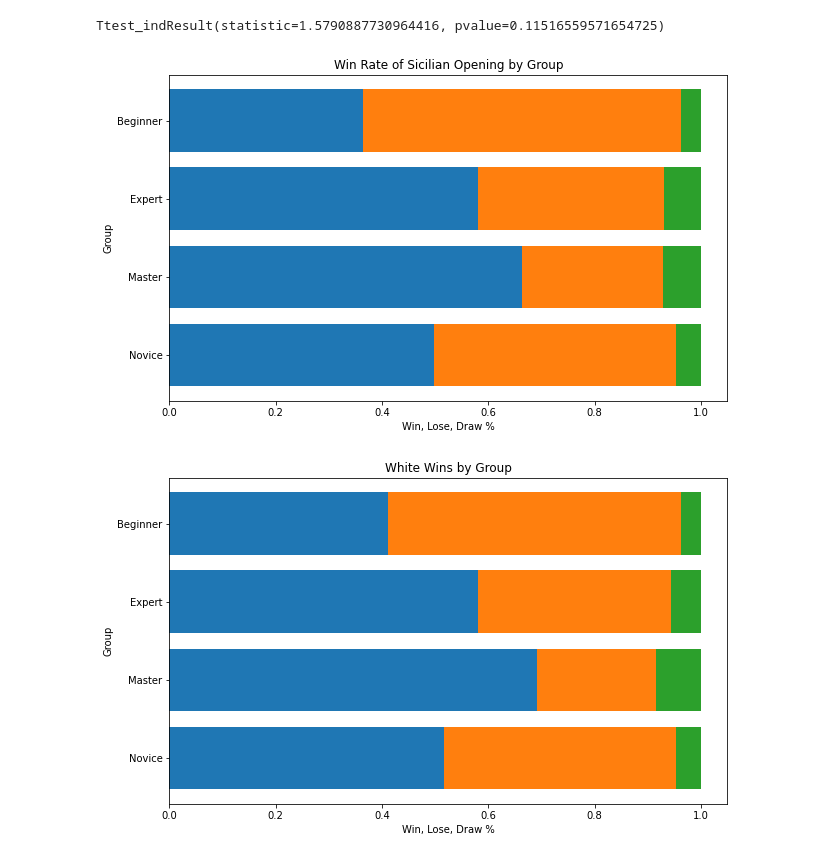
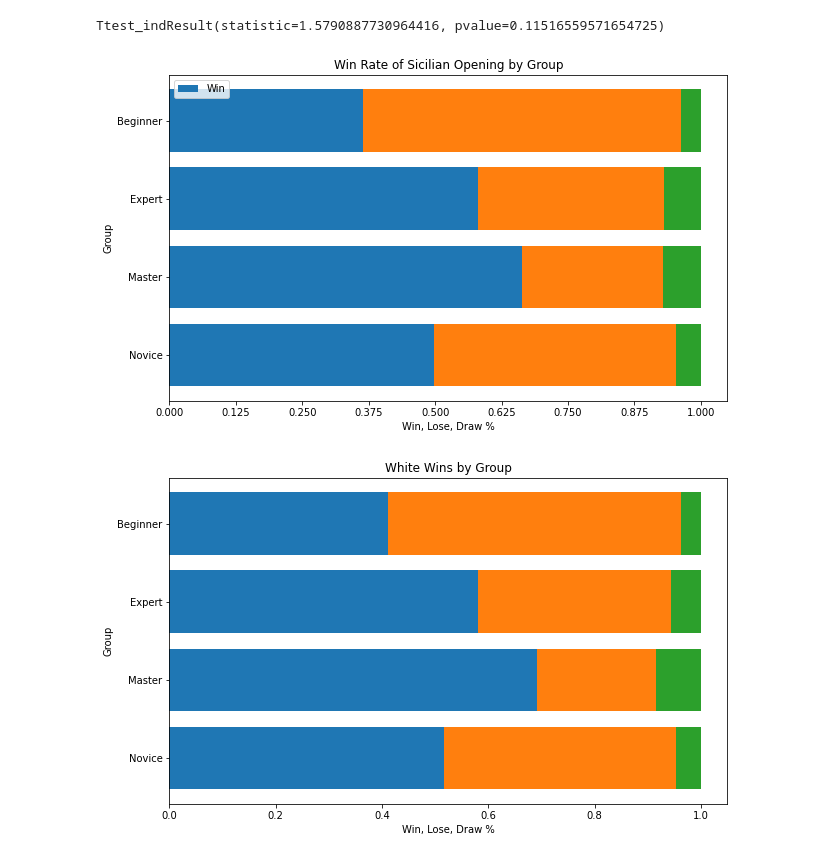
Before and after one commit to rmesrobi/Chess-Openings-EDA, a Jupyter notebook: chess_EDA_Final.ipynb, the cells around one changed output. Cells and saved outputs as stored; diff of their text form; code cells hidden in the pictures.

```diff
--- a/chess_EDA_Final.ipynb
+++ b/chess_EDA_Final.ipynb
@@ -8,6 +8,9 @@ import seaborn as sns
 from datetime import date
 import time
 from math import ceil
+from matplotlib import rcParams
+rcParams.update({'figure.autolayout': True})
+plt.style.use('fivethirtyeight')
 # %%
 #read the csv into a pandas dataframe
 df = pd.read_csv('/Users/raffi/Desktop/galvanize/capstone_1/data/games.csv', delimiter = ',')
@@ -113,0 +113,3 @@ v_status = datedf.groupby(by = datedf.index.year).agg({'victory_status' : 'count
+# %%
+colors = plt.rcParams['axes.prop_cycle'].by_key()['color']
+colors
@@ -312,21 +321,21 @@ Ttest_indResult(statistic=1.5790887730964416, pvalue=0.11516559571654725)
 # %%
 #percent sicilian win by ranking
 fig, ax = plt.subplots(1,1, figsize = (10,6))
 x_pos = [i for i in s.index]
 w = np.array(s['win_%'])
 l = np.array(s['lose_%'])
 d = np.array(s['draw_%'])
 ax.set_title('Win Rate of Sicilian Opening by Group')
 ax.set_ylabel('Group')
 ax.set_xlabel('Win, Lose, Draw %')
-
-ax.barh(x_pos, w)
+ax.set_xticks(np.linspace(0, 1, num = 9))
+ax.barh(x_pos, w, label = 'Win')
 ax.barh(x_pos, l, left = w)
 ax.barh(x_pos, d, left = w + l)
-
+ax.legend()
 ax.set_ylim(ax.get_ylim()[::-1]);
 # %% [output]
-[figure, old version]
+[figure, new version]
 # %%
 white_wins_grouped = df.groupby(['white_rating_value', 'winner'])['id'].count()
 white_wins_grouped = pd.DataFrame(white_wins_grouped).reset_index()
```
Also changed, not shown: parts of 11 cells of this notebook, 15 other files.
